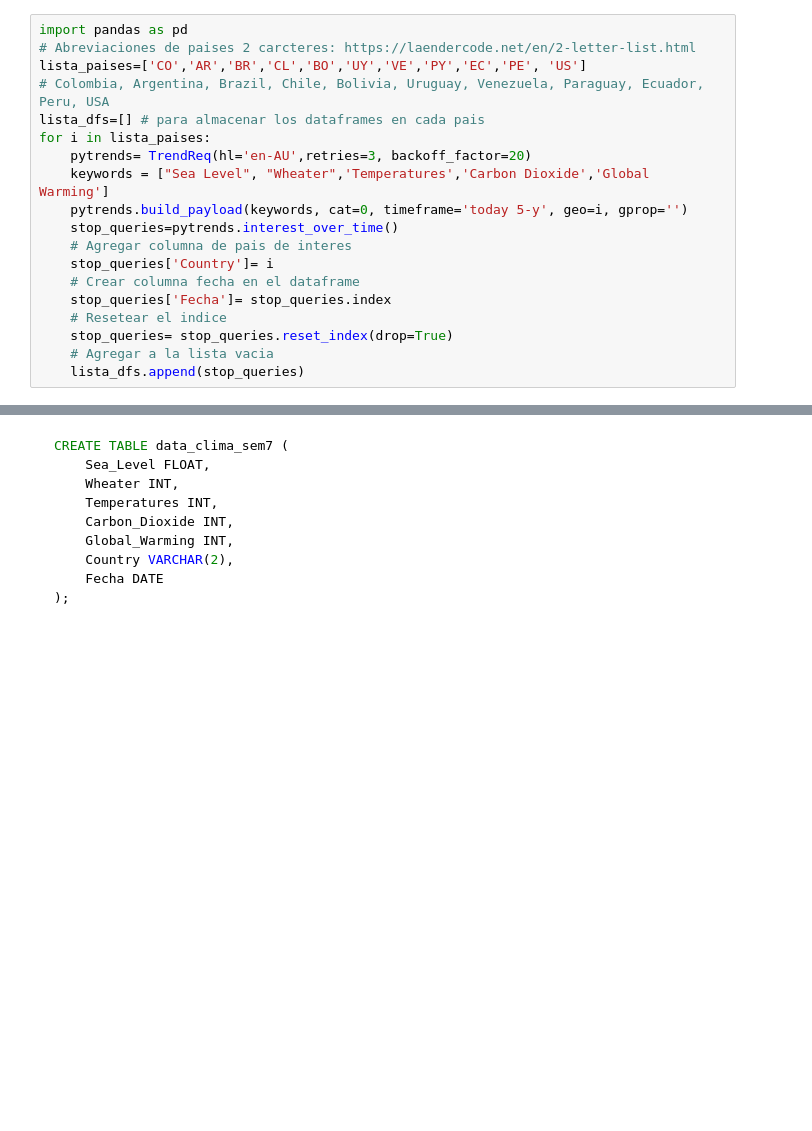
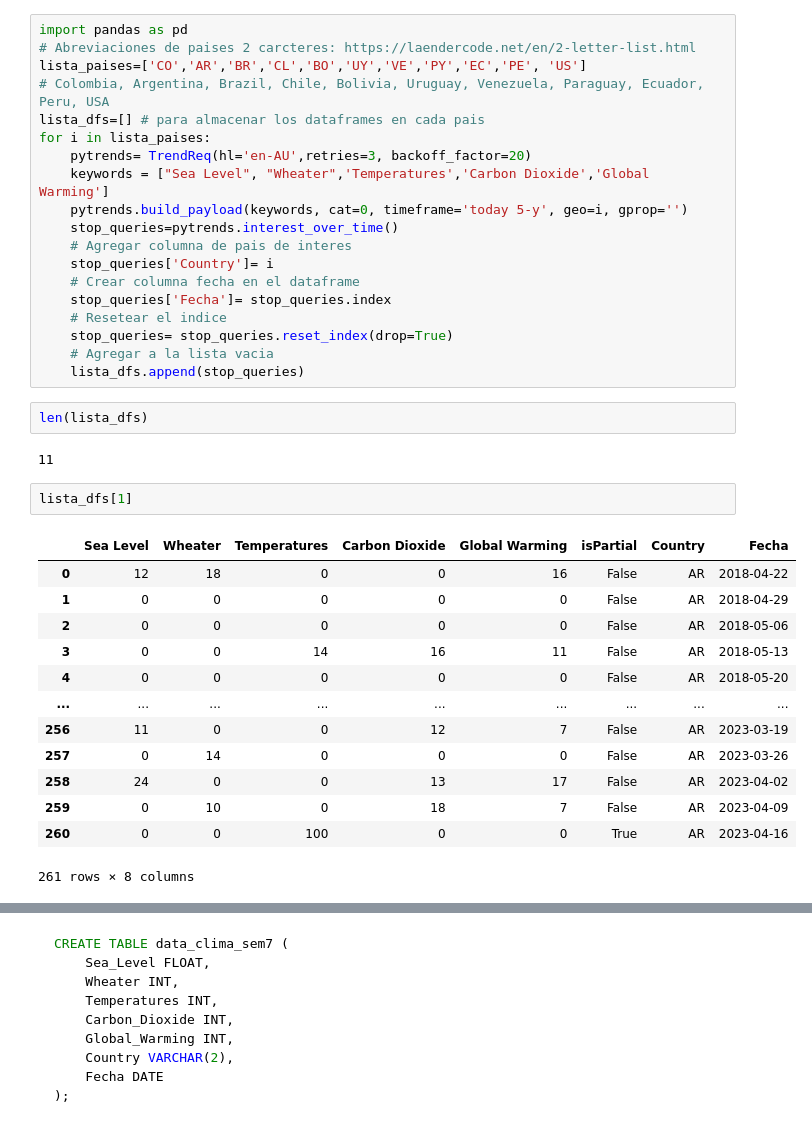
Before and after one commit to dfbustosus/Curso-Data-Engineering, a Jupyter notebook: Clase 7/Microdesafio David.ipynb, the cells around one changed output, grey strips where cells are left out. Cells and saved outputs as stored; diff of their text form; blank space fills up the shorter version.

```diff
--- a/Clase 7/Microdesafio David.ipynb
+++ b/Clase 7/Microdesafio David.ipynb
@@ -622,6 +622,26 @@ for i in lista_paises:
     stop_queries= stop_queries.reset_index(drop=True)
     # Agregar a la lista vacia
     lista_dfs.append(stop_queries)
+# %%
+len(lista_dfs)
+# %% [output]
+11
+# %%
+lista_dfs[1]
+# %% [output]
+|  | Sea Level | Wheater | Temperatures | Carbon Dioxide | Global Warming | isPartial | Country | Fecha |
+| 0 | 12 | 18 | 0 | 0 | 16 | False | AR | 2018-04-22 |
+| 1 | 0 | 0 | 0 | 0 | 0 | False | AR | 2018-04-29 |
+| 2 | 0 | 0 | 0 | 0 | 0 | False | AR | 2018-05-06 |
+| 3 | 0 | 0 | 14 | 16 | 11 | False | AR | 2018-05-13 |
+| 4 | 0 | 0 | 0 | 0 | 0 | False | AR | 2018-05-20 |
+| ... | ... | ... | ... | ... | ... | ... | ... | ... |
+| 256 | 11 | 0 | 0 | 12 | 7 | False | AR | 2023-03-19 |
+| 257 | 0 | 14 | 0 | 0 | 0 | False | AR | 2023-03-26 |
+| 258 | 24 | 0 | 0 | 13 | 17 | False | AR | 2023-04-02 |
+| 259 | 0 | 10 | 0 | 18 | 7 | False | AR | 2023-04-09 |
+| 260 | 0 | 0 | 100 | 0 | 0 | True | AR | 2023-04-16 |
+261 rows × 8 columns
 # %%
 import datetime as dt
 #  Plot sencillo
```
Also changed, not shown: parts of 6 cells of this notebook, 34 other files.
